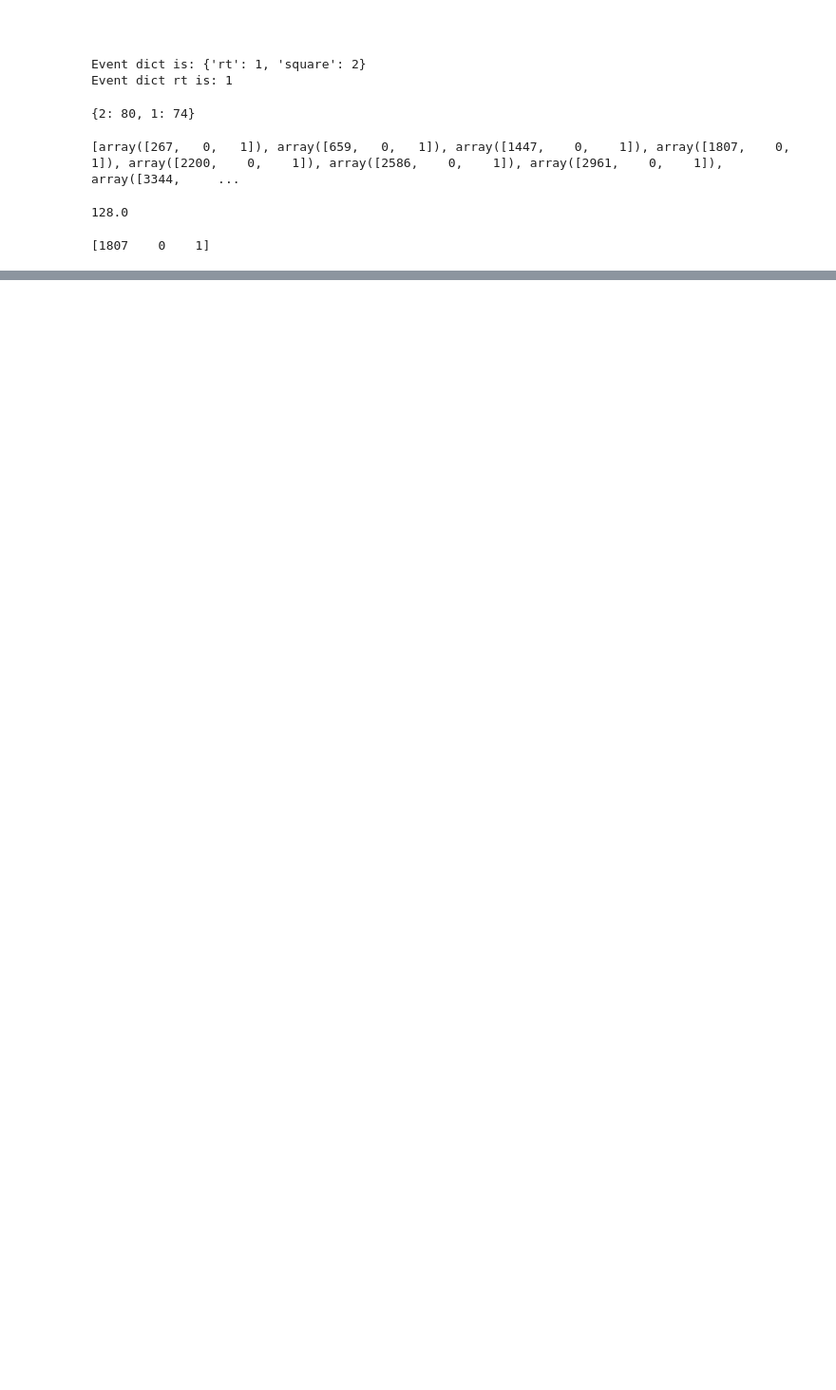
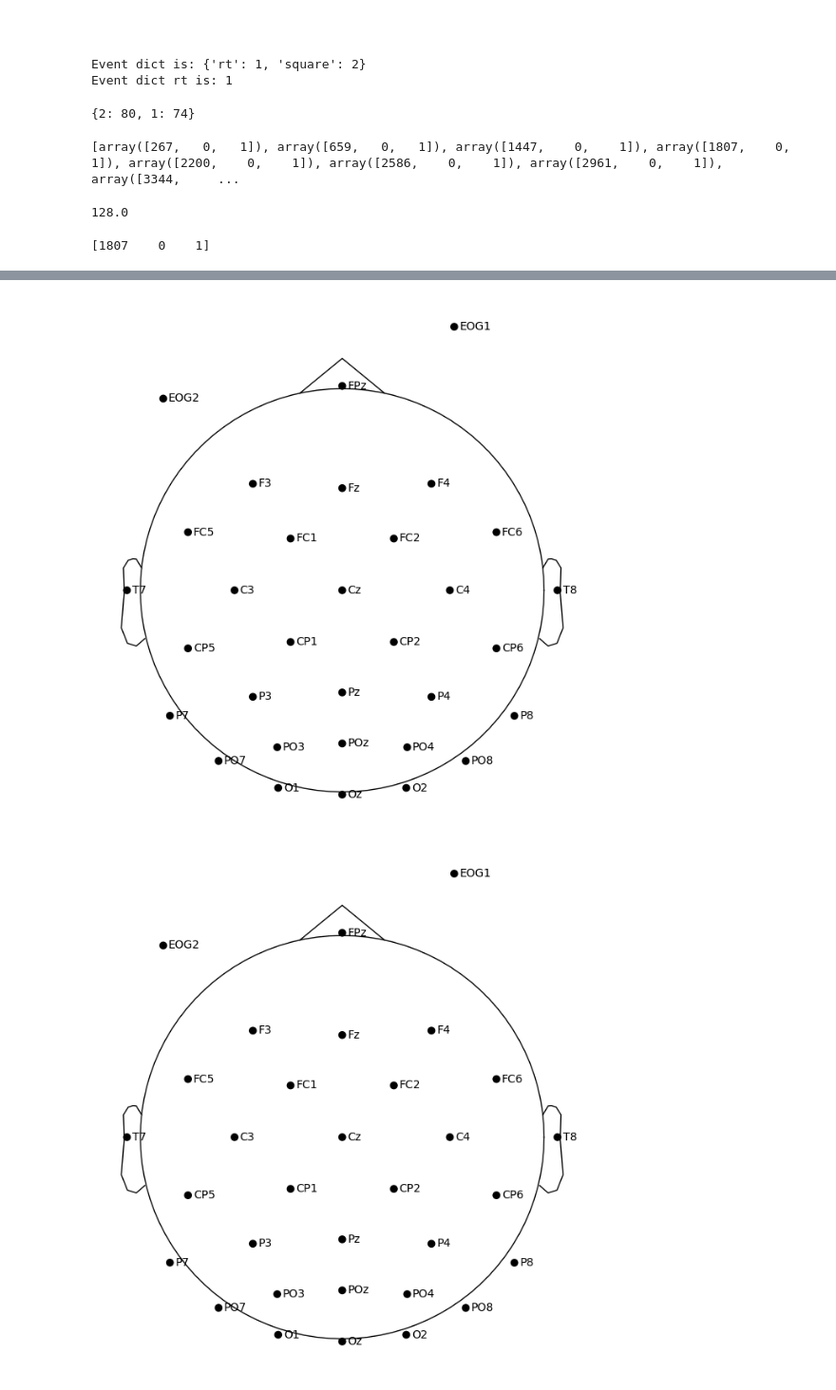
Before and after one commit to gitorivera/eeg-project, a Jupyter notebook: mne_eeglab_tutorial.ipynb, the cells around one changed output, grey strips where cells are left out. Shown: that part at 95% size. Cells and saved outputs as stored; diff of their text form; code cells hidden in the pictures; blank space fills up the shorter version.

```diff
--- a/mne_eeglab_tutorial.ipynb
+++ b/mne_eeglab_tutorial.ipynb
@@ -114,0 +114,8 @@ print(array[3])
+# %%
+locs ='data/eeglab_chan32.locs'
+montage = mne.channels.read_custom_montage(locs)
+eeglab_raw.set_montage(montage)
+mne.viz.plot_sensors(eeglab_raw.info, kind='topomap', ch_type='eeg', show_names=True)
+# %% [output]
+[figure, added]
+[figure, added]
```
Also changed, not shown: parts of 6 cells of this notebook, 3 other files.
